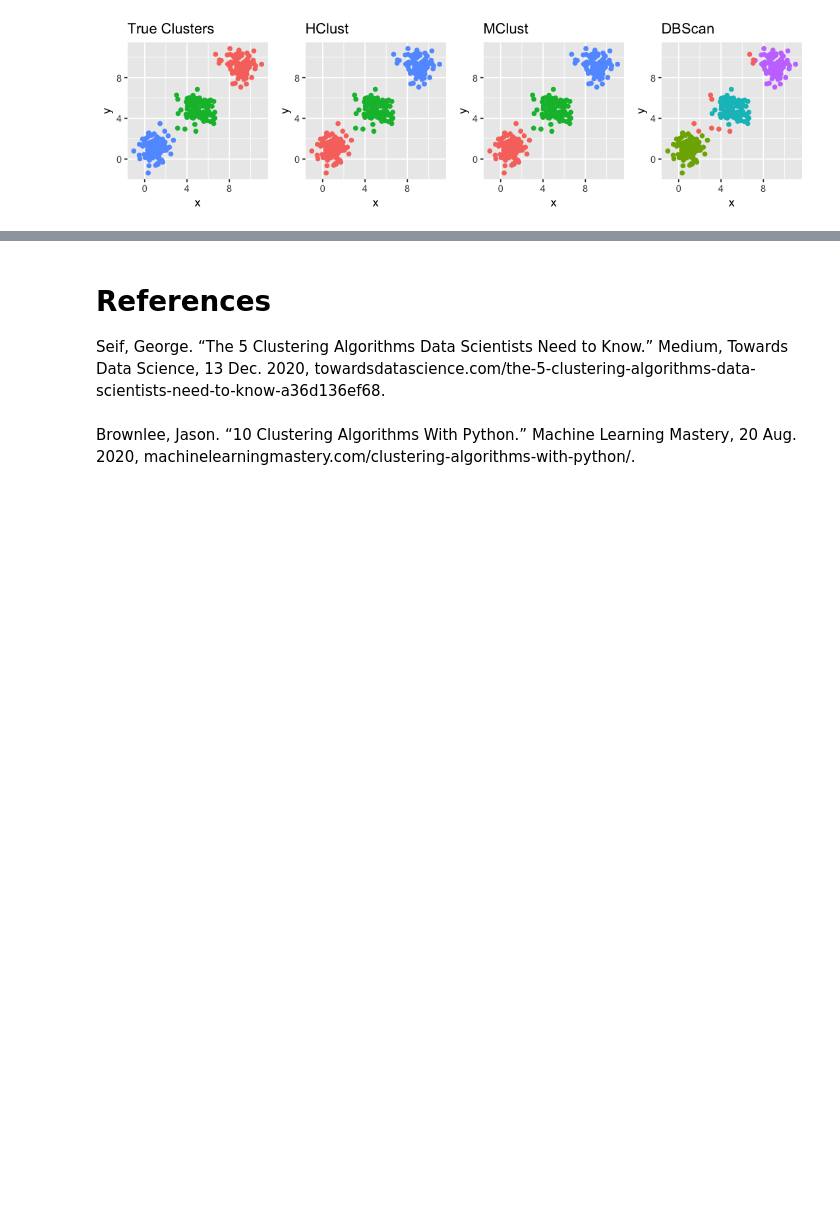
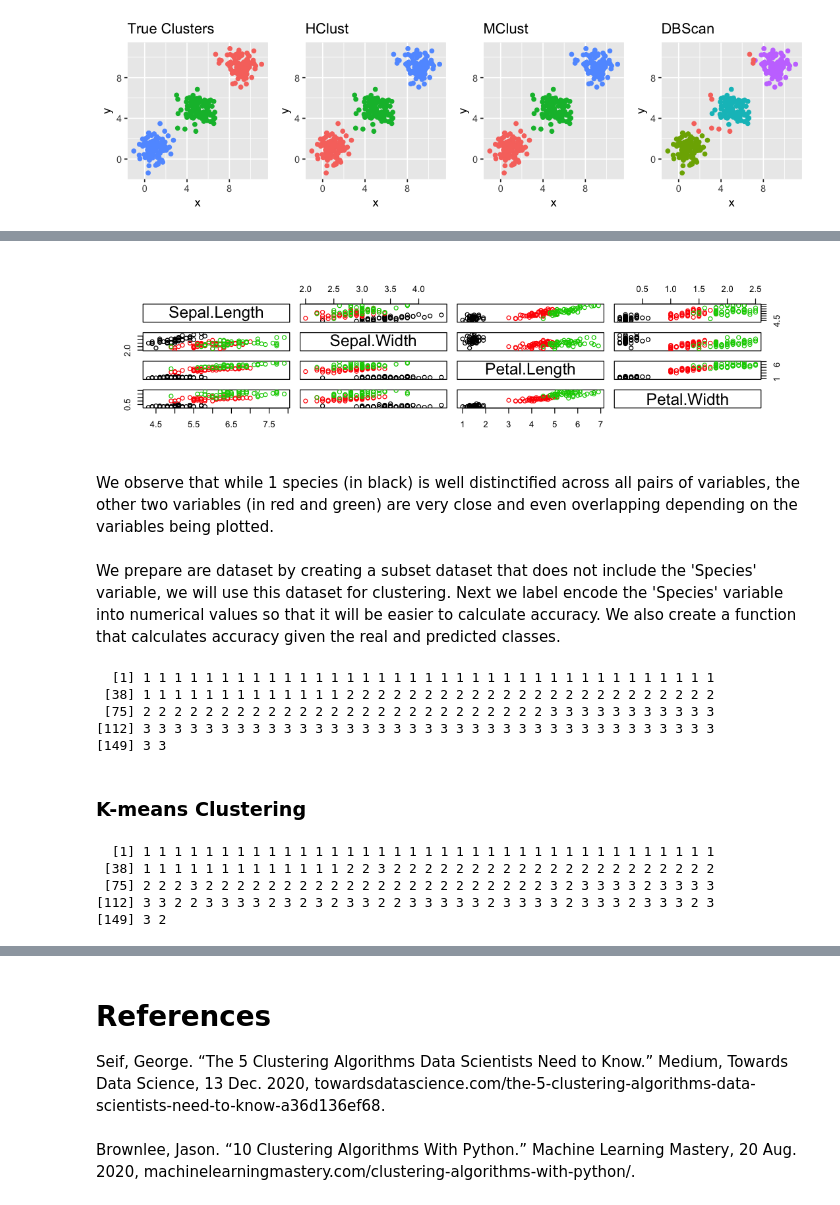
Before and after one commit to EdJWang/EdJWang.github.io, a Jupyter notebook: Projects/Cluster_Comparison.ipynb, the cells around one changed output, grey strips where cells are left out. Saved outputs shown, nothing was run; the diff lists cells and outputs as text; code cells hidden in the pictures; blank space fills up the shorter version.

```diff
--- a/Projects/Cluster_Comparison.ipynb
+++ b/Projects/Cluster_Comparison.ipynb
@@ -200,0 +246,30 @@ grid.arrange(p1,p2,p3,p4,nrow = 1)
+# %%
+plot(iris[1:4],col = iris$Species)
+# %% [output]
+[figure, added]
+# %% [markdown]
+We observe that while 1 species (in black) is well distinctified across all pairs of variables, the other two variables (in red and green) are very close and even overlapping depending on the variables being plotted.
+# %% [markdown]
+We prepare are dataset by creating a subset dataset that does not include the 'Species' variable, we will use this dataset for clustering. Next we label encode the 'Species' variable into numerical values so that it will be easier to calculate accuracy. We also create a function that calculates accuracy given the real and predicted classes.
+# %%
+acc = function(true, pred){sum(true==pred)/length(true)}
+iris_clust = iris[1:4]
+real = as.numeric(iris$Species)
+real
+# %% [output]
+  [1] 1 1 1 1 1 1 1 1 1 1 1 1 1 1 1 1 1 1 1 1 1 1 1 1 1 1 1 1 1 1 1 1 1 1 1 1 1
+ [38] 1 1 1 1 1 1 1 1 1 1 1 1 1 2 2 2 2 2 2 2 2 2 2 2 2 2 2 2 2 2 2 2 2 2 2 2 2
+ [75] 2 2 2 2 2 2 2 2 2 2 2 2 2 2 2 2 2 2 2 2 2 2 2 2 2 2 3 3 3 3 3 3 3 3 3 3 3
+[112] 3 3 3 3 3 3 3 3 3 3 3 3 3 3 3 3 3 3 3 3 3 3 3 3 3 3 3 3 3 3 3 3 3 3 3 3 3
+[149] 3 3
+# %% [markdown]
+### K-means Clustering
+# %%
+km = kmeans(iris_clust,centers=3)
+km$cluster
+# %% [output]
+  [1] 1 1 1 1 1 1 1 1 1 1 1 1 1 1 1 1 1 1 1 1 1 1 1 1 1 1 1 1 1 1 1 1 1 1 1 1 1
+ [38] 1 1 1 1 1 1 1 1 1 1 1 1 1 2 2 3 2 2 2 2 2 2 2 2 2 2 2 2 2 2 2 2 2 2 2 2 2
+ [75] 2 2 2 3 2 2 2 2 2 2 2 2 2 2 2 2 2 2 2 2 2 2 2 2 2 2 3 2 3 3 3 3 2 3 3 3 3
+[112] 3 3 2 2 3 3 3 3 2 3 2 3 2 3 3 2 2 3 3 3 3 3 2 3 3 3 3 2 3 3 3 2 3 3 3 2 3
+[149] 3 2
```
Also changed, not shown: parts of 27 cells of this notebook.
